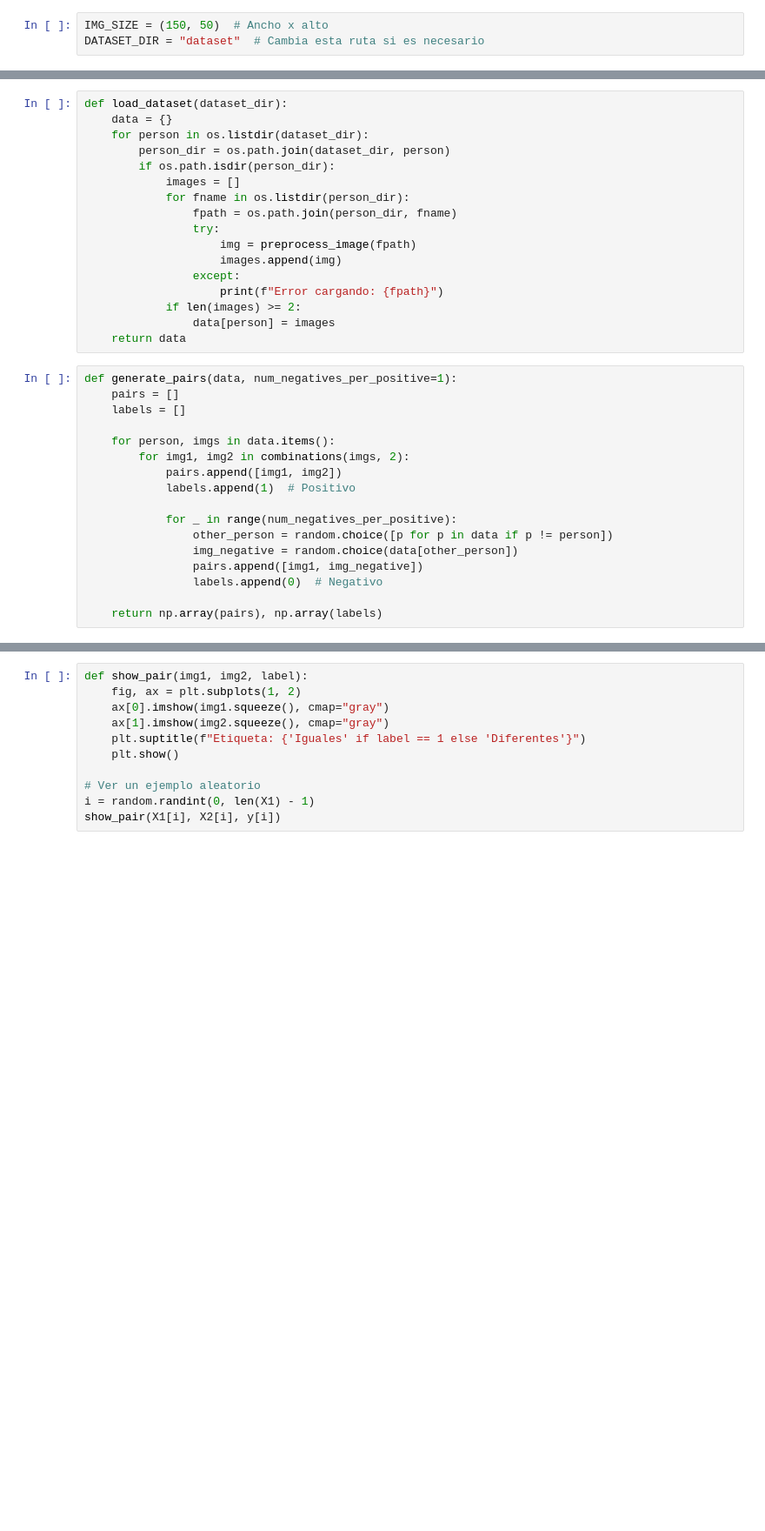
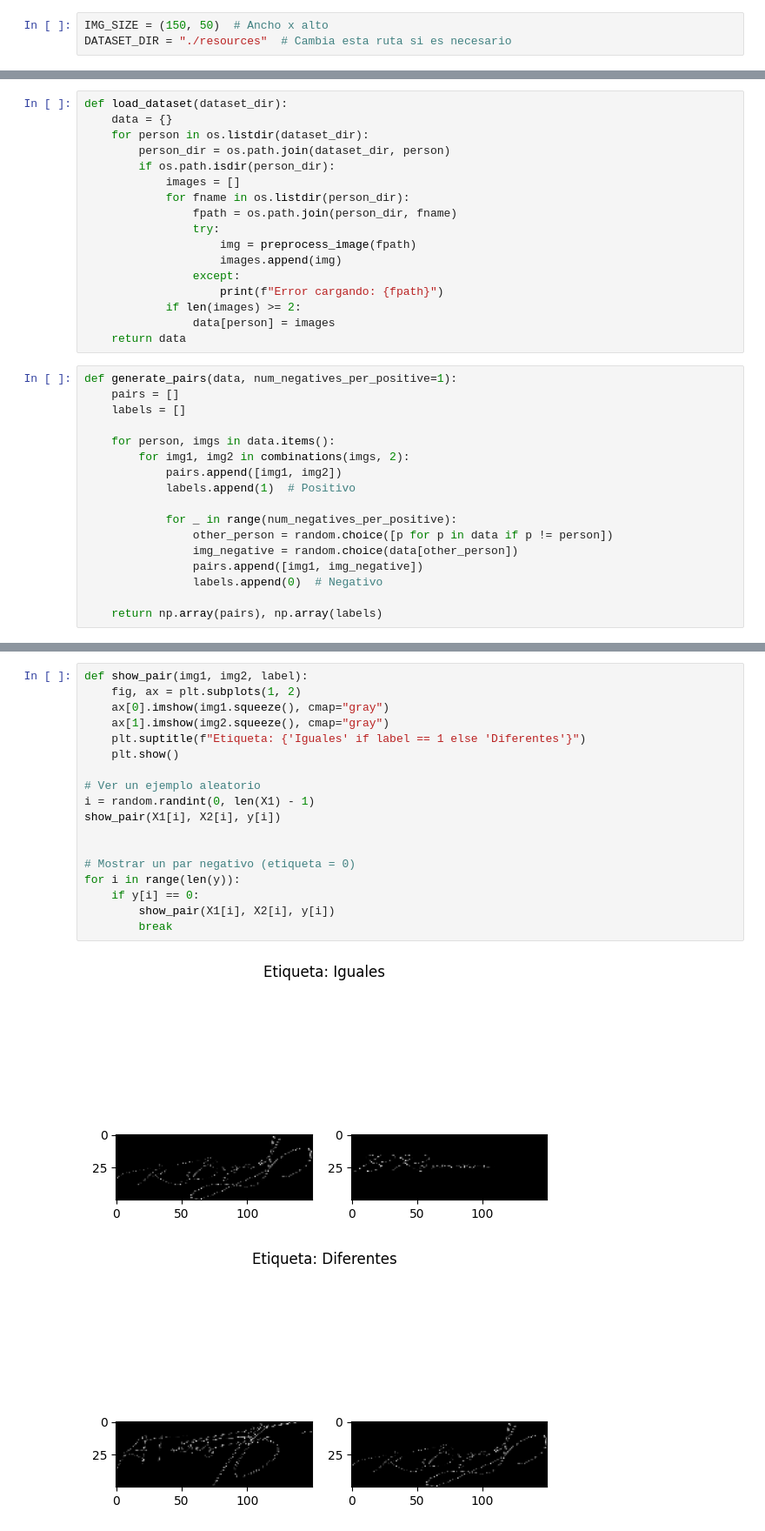
Before and after one commit to LKSergio/SignatureIA, a Jupyter notebook: IA/ipynb/Entrenamiento_Firmas.ipynb, the cells around one changed output, grey strips where cells are left out. Shown: that part at 87% size. Cells and saved outputs as stored; diff of their text form; blank space fills up the shorter version.

```diff
--- a/IA/ipynb/Entrenamiento_Firmas.ipynb
+++ b/IA/ipynb/Entrenamiento_Firmas.ipynb
@@ -12,7 +12,7 @@ random.seed(SEED)
 np.random.seed(SEED)
 # %%
 IMG_SIZE = (150, 50)  # Ancho x alto
-DATASET_DIR = "dataset"  # Cambia esta ruta si es necesario
+DATASET_DIR = "./resources"  # Cambia esta ruta si es necesario
 # %%
 def preprocess_image(path):
     img = cv2.imread(path, cv2.IMREAD_GRAYSCALE)
@@ -70,11 +75,21 @@ print(f"X1 shape: {X1.shape}, X2 shape: {X2.shape}, y shape: {y.shape}")
 # %%
 def show_pair(img1, img2, label):
     fig, ax = plt.subplots(1, 2)
     ax[0].imshow(img1.squeeze(), cmap="gray")
     ax[1].imshow(img2.squeeze(), cmap="gray")
     plt.suptitle(f"Etiqueta: {'Iguales' if label == 1 else 'Diferentes'}")
     plt.show()
 
 # Ver un ejemplo aleatorio
 i = random.randint(0, len(X1) - 1)
 show_pair(X1[i], X2[i], y[i])
+
+
+# Mostrar un par negativo (etiqueta = 0)
+for i in range(len(y)):
+    if y[i] == 0:
+        show_pair(X1[i], X2[i], y[i])
+        break
+# %% [output]
+[figure, added]
+[figure, added]
```
Also changed, not shown: parts of 1 cell of this notebook.
